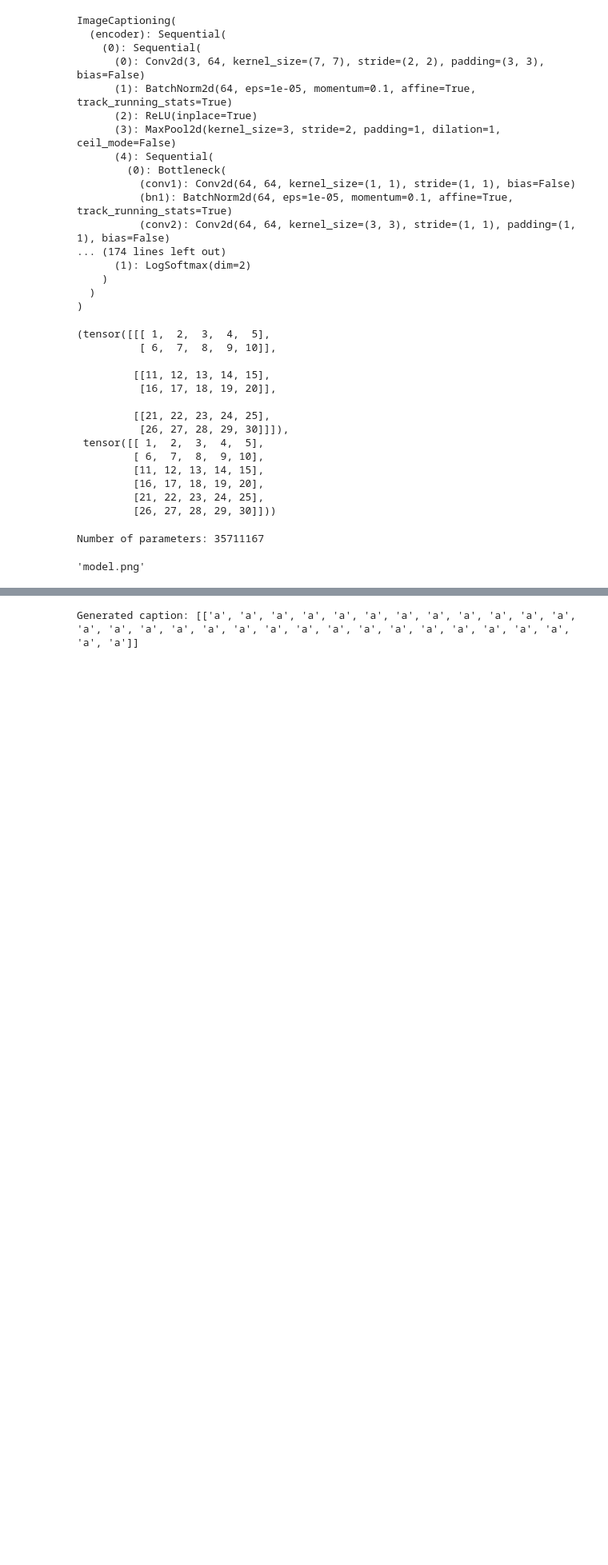
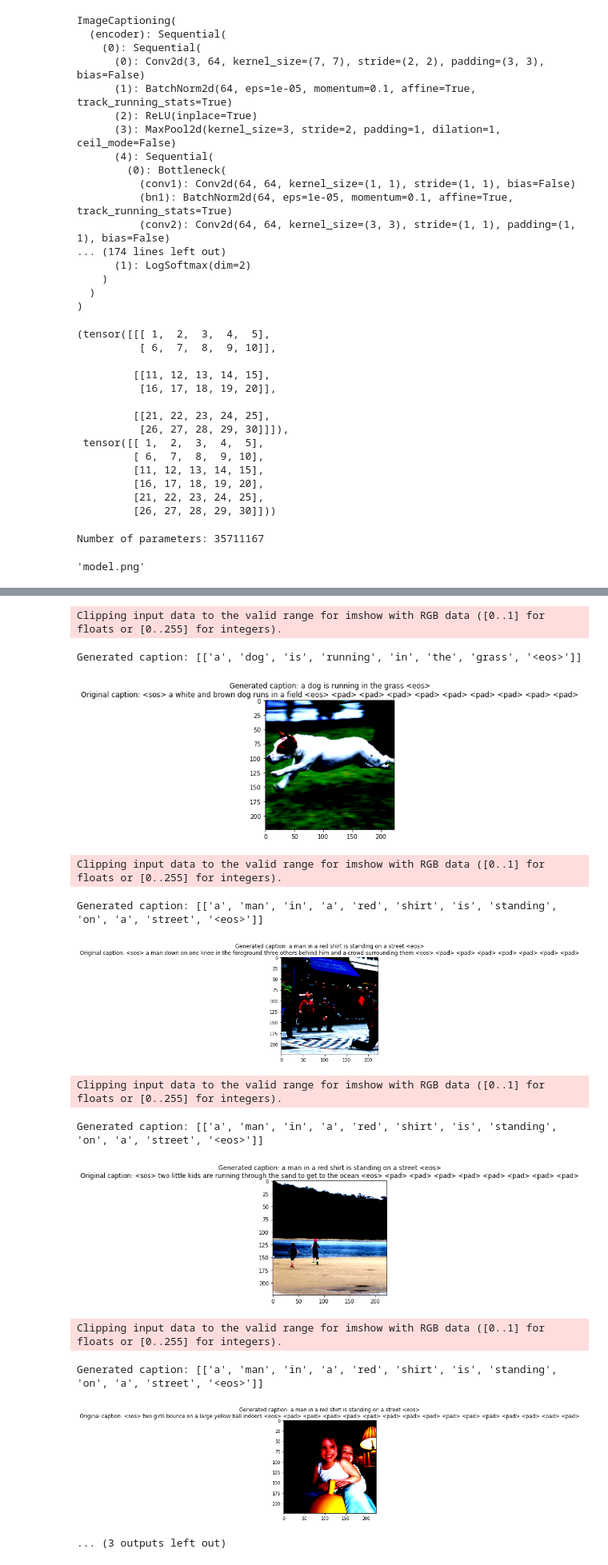
Before and after one commit to florinbarbisch/del, a Jupyter notebook: mc2.ipynb, the cells around one changed output, grey strips where cells are left out. Shown at 80% size. Saved outputs shown, nothing was run; the diff lists cells and outputs as text; code cells hidden in the pictures; blank space fills up the shorter version.

```diff
--- a/mc2.ipynb
+++ b/mc2.ipynb
@@ -183,7 +183,7 @@ class Flickr8kDataset(Dataset):
 
     def __getitem__(self, idx):
         caption, img_name = self.captions_image_names[idx]
-        image = self.images[img_name].clone()
+        image = self.images[img_name]
         return image, caption
 # %%
 dataset = Flickr8kDataset(config["image_dir"],
@@ -308,12 +308,12 @@ class ImageCaptioning(pl.LightningModule):
 
     def training_step(self, batch, batch_idx):
         self.train()
+        # TODO dedupe code
         images, captions = batch
         outputs = self(images, captions[:,:-1])
-        outputs = outputs[1:] # remove the first word from the output
-        captions = captions.permute(1, 0)[1:] # remove the first word from the target
-        captions = F.one_hot(captions, num_classes=len(vocab)).float()
-        loss = F.nll_loss(outputs.flatten(end_dim=1), captions.flatten(end_dim=1).argmax(dim=1), ignore_index=int(vocab.pad_idx))
+        outputs = outputs[1:].reshape(-1, outputs.size(2)) # remove the first word from the output
+        captions = captions.permute(1, 0)[1:].reshape(-1) # remove the first word from the target
+        loss = F.nll_loss(outputs, captions, ignore_index=int(vocab.pad_idx))
         self.log('train_loss', loss)
         return loss
 
@@ -321,11 +321,9 @@ class ImageCaptioning(pl.LightningModule):
         self.eval()
         images, captions = batch
         outputs = self(images, captions[:,:-1])
-        outputs = outputs[1:] # remove the first word from the output
-        captions = captions.permute(1, 0)[1:] # remove the first word from the target
-        # one hot encode the target
-        captions = F.one_hot(captions, num_classes=len(vocab)).float()
-        loss = F.nll_loss(outputs.flatten(end_dim=1), captions.flatten(end_dim=1).argmax(dim=1), ignore_index=int(vocab.pad_idx))
+        outputs = outputs[1:].reshape(-1, outputs.size(2)) # remove the first word from the output
+        captions = captions.permute(1, 0)[1:].reshape(-1) # remove the first word from the target
+        loss = F.nll_loss(outputs, captions, ignore_index=int(vocab.pad_idx))
         self.log('val_loss', loss)
         return loss
 
@@ -535,7 +533,7 @@ trainer = pl.Trainer(
 )
 
 model = ImageCaptioning(
-    64,#config["embedding_dim"],
+    512,#config["embedding_dim"],
     3,#config["lstm_layers"],
     len(flickr8k_data_module.vocab),
     flickr8k_data_module.vocab.pad_idx,
@@ -571,17 +577,34 @@ LOCAL_RANK: 0 - CUDA_VISIBLE_DEVICES: [0]
 # %%
 # sample on first image and show the result
-image, caption = None, None
+model = model.to(torch.device('cuda'))
+
 i = 0
 for image, caption in iter(flickr8k_data_module.train_dataloader()):
-    if i == 1:
+    if i == 5:
         break
     i += 1
-image = image.to(torch.device('cuda'))
-image = image[0].unsqueeze(0)
-# send image to cuda
-#caption = caption[0].unsqueeze(0)
+    image = image.to(torch.device('cuda'))
+    image = image[0].unsqueeze(0)
+    # send image to cuda
+    #caption = caption[0].unsqueeze(0)
 
-generated_caption = model.sample(image)
-print("Generated caption:", generated_caption)
+    generated_caption = model.sample(image)
+    print("Generated caption:", generated_caption)
+
+    plt.imshow(image[0].permute(1, 2, 0).cpu())
+    plt.title(f"Generated caption: {' '.join(generated_caption[0])}\nOriginal caption: {' '.join([flickr8k_data_module.vocab.idx_to_token(idx.item()) for idx in caption[0]])}")
+    plt.show()
 # %% [output]
-Generated caption: [['a', 'a', 'a', 'a', 'a', 'a', 'a', 'a', 'a', 'a', 'a', 'a', 'a', 'a', 'a', 'a', 'a', 'a', 'a', 'a', 'a', 'a', 'a', 'a', 'a', 'a', 'a', 'a', 'a', 'a']]
+Clipping input data to the valid range for imshow with RGB data ([0..1] for floats or [0..255] for integers).
+Generated caption: [['a', 'dog', 'is', 'running', 'in', 'the', 'grass', '<eos>']]
+[figure, added]
+Clipping input data to the valid range for imshow with RGB data ([0..1] for floats or [0..255] for integers).
+Generated caption: [['a', 'man', 'in', 'a', 'red', 'shirt', 'is', 'standing', 'on', 'a', 'street', '<eos>']]
+[figure, added]
+Clipping input data to the valid range for imshow with RGB data ([0..1] for floats or [0..255] for integers).
+Generated caption: [['a', 'man', 'in', 'a', 'red', 'shirt', 'is', 'standing', 'on', 'a', 'street', '<eos>']]
+[figure, added]
+Clipping input data to the valid range for imshow with RGB data ([0..1] for floats or [0..255] for integers).
+Generated caption: [['a', 'man', 'in', 'a', 'red', 'shirt', 'is', 'standing', 'on', 'a', 'street', '<eos>']]
+[figure, added]
+... (3 outputs left out)
```
Also changed, not shown: parts of 2 cells of this notebook.
